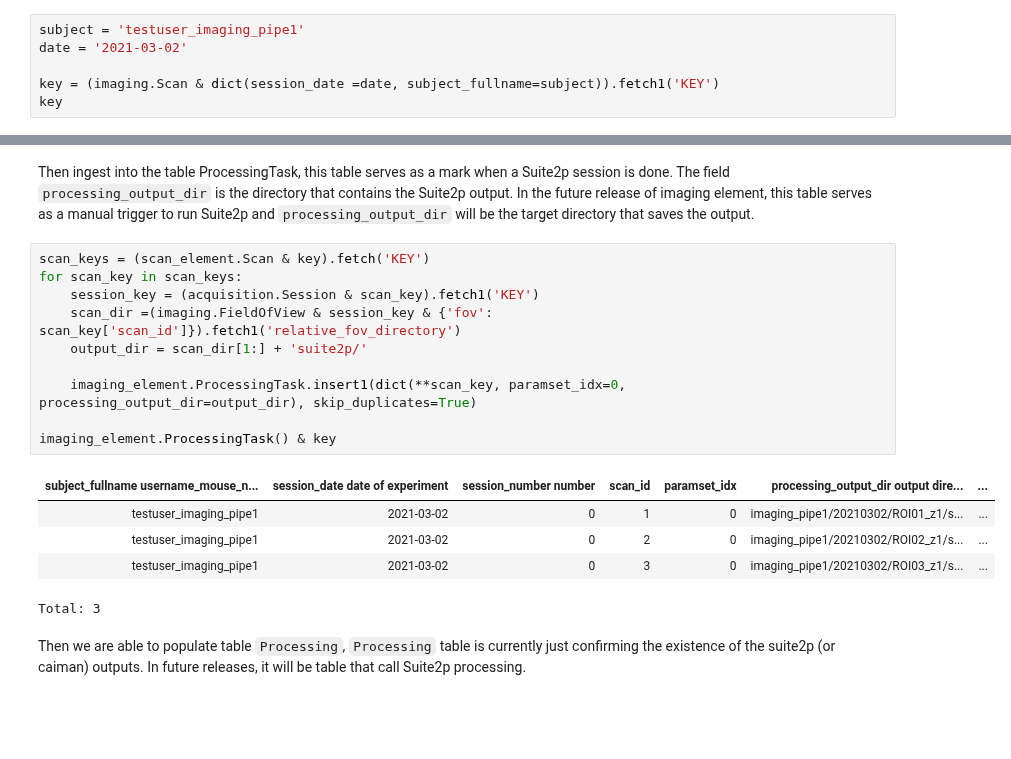
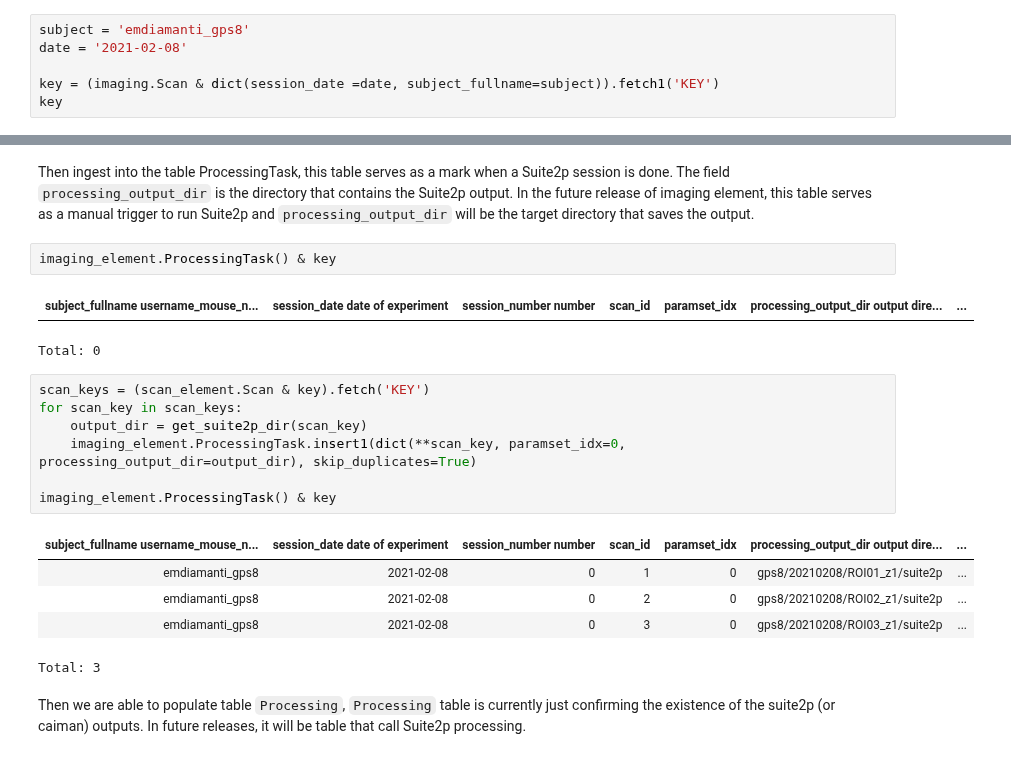
Before and after one commit to BrainCOGS/U19-pipeline-python, a Jupyter notebook: notebooks/imaging_element/02-process-imaging-workflow.ipynb, the cells around one changed output, grey strips where cells are left out. Drawn from its saved outputs; the diff is of its cells as text; blank space fills up the shorter version.

```diff
--- a/notebooks/imaging_element/02-process-imaging-workflow.ipynb
+++ b/notebooks/imaging_element/02-process-imaging-workflow.ipynb
@@ -67,8 +67,8 @@ dj.Diagram(acquisition.Session) + dj.Diagram(scan_element) + dj.Diagram(imaging_
 # %% [markdown]
 In the U19 pipeline, we have a table `imaging.Scan` that stores the scan information, in the imaging element, there are native scan tables to take care of the Scan meta information. We provided a function `u19_pipeline.ingest_imaging_element_ingest.process_scan` that ingest into table `scan_element.Scan` using information in the existing pipeline, for example the path to the tiff files.
 # %%
-subject = 'testuser_imaging_pipe1'
-date = '2021-03-02'
+subject = 'emdiamanti_gps8'
+date = '2021-02-08'
 
 key = (imaging.Scan & dict(session_date =date, subject_fullname=subject)).fetch1('KEY')
 key
@@ -175,21 +171,23 @@ Total: 1
 ## Ingest into ProcessingTask
 # %% [markdown]
 Then ingest into the table ProcessingTask, this table serves as a mark when a Suite2p session is done. The field `processing_output_dir` is the directory that contains the Suite2p output. In the future release of imaging element, this table serves as a manual trigger to run Suite2p and `processing_output_dir` will be the target directory that saves the output.
+# %%
+imaging_element.ProcessingTask() & key
+# %% [output]
+| subject_fullname username_mouse_n... | session_date date of experiment | session_number number | scan_id | paramset_idx | processing_output_dir output dire... | ... |
+Total: 0
 # %%
 scan_keys = (scan_element.Scan & key).fetch('KEY')
 for scan_key in scan_keys:
-    session_key = (acquisition.Session & scan_key).fetch1('KEY')
-    scan_dir =(imaging.FieldOfView & session_key & {'fov': scan_key['scan_id']}).fetch1('relative_fov_directory')
-    output_dir = scan_dir[1:] + 'suite2p/'
-
+    output_dir = get_suite2p_dir(scan_key)
     imaging_element.ProcessingTask.insert1(dict(**scan_key, paramset_idx=0, processing_output_dir=output_dir), skip_duplicates=True)
 
 imaging_element.ProcessingTask() & key
 # %% [output]
 | subject_fullname username_mouse_n... | session_date date of experiment | session_number number | scan_id | paramset_idx | processing_output_dir output dire... | ... |
-| testuser_imaging_pipe1 | 2021-03-02 | 0 | 1 | 0 | imaging_pipe1/20210302/ROI01_z1/s... | ... |
-| testuser_imaging_pipe1 | 2021-03-02 | 0 | 2 | 0 | imaging_pipe1/20210302/ROI02_z1/s... | ... |
-| testuser_imaging_pipe1 | 2021-03-02 | 0 | 3 | 0 | imaging_pipe1/20210302/ROI03_z1/s... | ... |
+| emdiamanti_gps8 | 2021-02-08 | 0 | 1 | 0 | gps8/20210208/ROI01_z1/suite2p | ... |
+| emdiamanti_gps8 | 2021-02-08 | 0 | 2 | 0 | gps8/20210208/ROI02_z1/suite2p | ... |
+| emdiamanti_gps8 | 2021-02-08 | 0 | 3 | 0 | gps8/20210208/ROI03_z1/suite2p | ... |
 Total: 3
 # %% [markdown]
 Then we are able to populate table `Processing`, `Processing` table is currently just confirming the existence of the suite2p (or caiman) outputs. In future releases, it will be table that call Suite2p processing.
```
Also changed, not shown: parts of 10 cells of this notebook, 14 other files.
